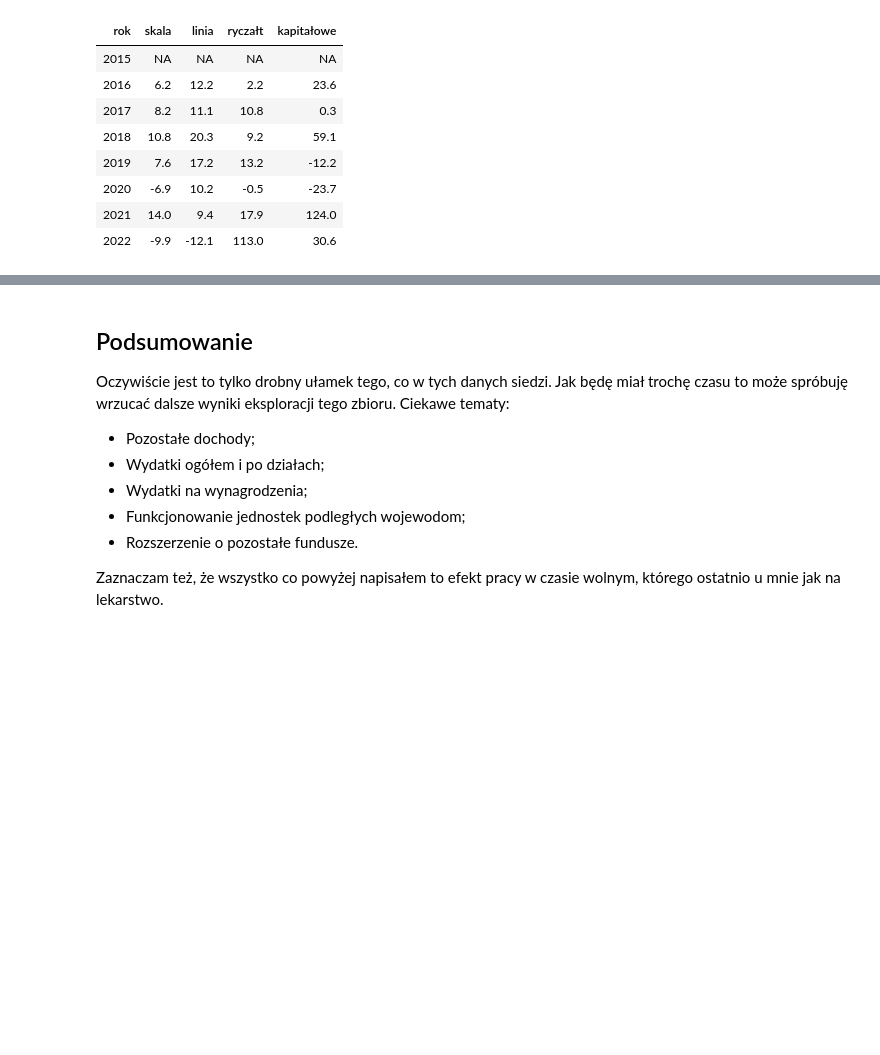
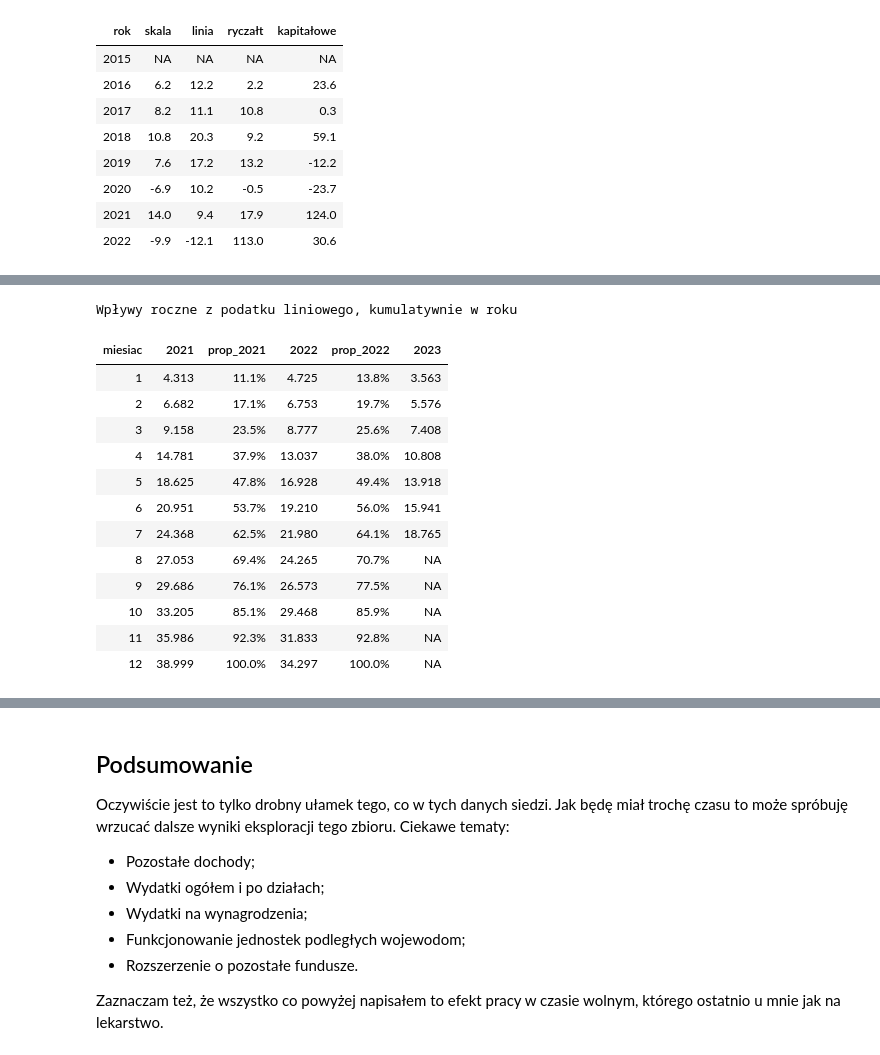
Before and after one commit to Najsztub/otwarte_analizy, a Jupyter notebook: trezor/tutorial/R_TERZOR.ipynb, the cells around one changed output, grey strips where cells are left out. Drawn from its saved outputs; the diff is of its cells as text; code cells hidden in the pictures; blank space fills up the shorter version.

```diff
--- a/trezor/tutorial/R_TERZOR.ipynb
+++ b/trezor/tutorial/R_TERZOR.ipynb
@@ -619,0 +667,31 @@ doch_zrodlo %>%
+# %%
+linia_cum <- doch_zrodlo_cum[rodzaj == "linia" & rok >= 2021] %>%
+    dcast(rodzaj + miesiac ~ rok, value.var = "suma_cum")
+
+linia_cum[
+    ,
+    .(
+        miesiac,
+        `2021`, prop_2021 = pperc(`2021` / max(`2021`)),
+        `2022`, prop_2022 = pperc(`2022` / max(`2022`)),
+        `2023`
+    )
+] %>%
+    kable("html", caption = "Wpływy roczne z podatku liniowego, kumulatywnie w roku") %>%
+    as.character() %>%
+    IRdisplay::display_html()
+# %% [output]
+Wpływy roczne z podatku liniowego, kumulatywnie w roku
+| miesiac | 2021 | prop_2021 | 2022 | prop_2022 | 2023 |
+| 1 | 4.313 | 11.1% | 4.725 | 13.8% | 3.563 |
+| 2 | 6.682 | 17.1% | 6.753 | 19.7% | 5.576 |
+| 3 | 9.158 | 23.5% | 8.777 | 25.6% | 7.408 |
+| 4 | 14.781 | 37.9% | 13.037 | 38.0% | 10.808 |
+| 5 | 18.625 | 47.8% | 16.928 | 49.4% | 13.918 |
+| 6 | 20.951 | 53.7% | 19.210 | 56.0% | 15.941 |
+| 7 | 24.368 | 62.5% | 21.980 | 64.1% | 18.765 |
+| 8 | 27.053 | 69.4% | 24.265 | 70.7% | NA |
+| 9 | 29.686 | 76.1% | 26.573 | 77.5% | NA |
+| 10 | 33.205 | 85.1% | 29.468 | 85.9% | NA |
+| 11 | 35.986 | 92.3% | 31.833 | 92.8% | NA |
+| 12 | 38.999 | 100.0% | 34.297 | 100.0% | NA |
```
Also changed, not shown: parts of 12 cells of this notebook, 1 other file.
